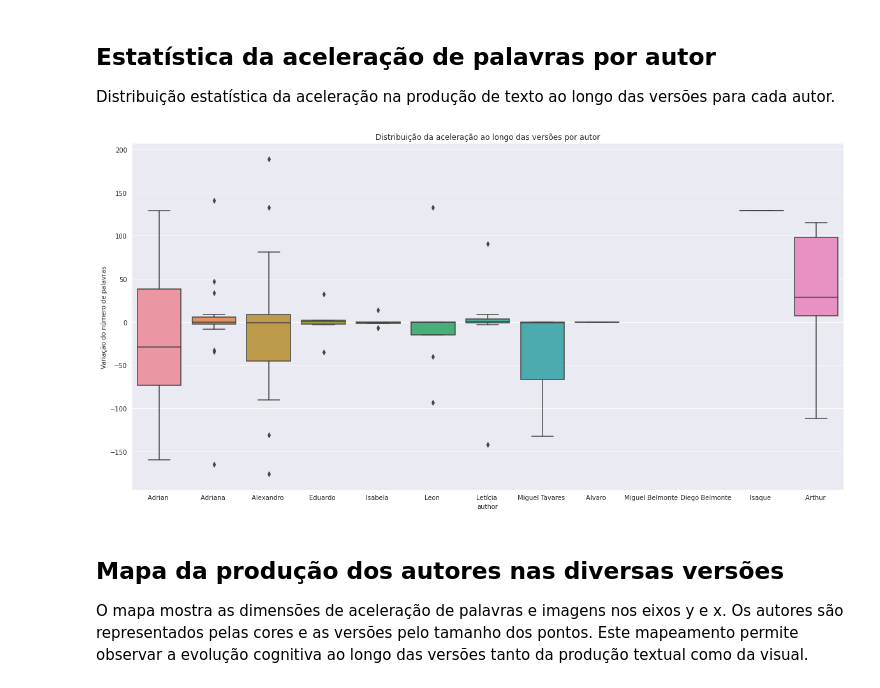
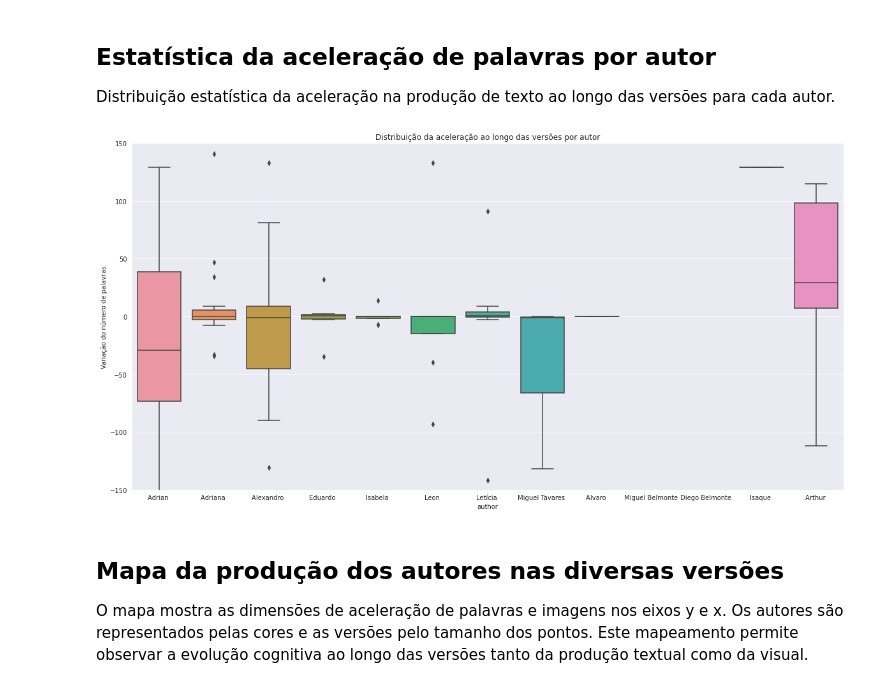
Before and after one commit to cetoli/draft, a Jupyter notebook: src/supergame/ipnb/supergame.ipynb, the cells around one changed output. Saved outputs shown, nothing was run; the diff lists cells and outputs as text; code cells hidden in the pictures.

```diff
--- a/src/supergame/ipnb/supergame.ipynb
+++ b/src/supergame/ipnb/supergame.ipynb
@@ -127,10 +127,15 @@ df = pd.DataFrame(datan)
 pd.to_datetime(df.data_cri) #, errors = 'ignore')
 df.data_cri = pd.to_datetime(df.data_cri)
 df.data_alt = pd.to_datetime(df.data_alt)
-df["velocidade_palavra"] = df.groupby('author')['conta_palavra'].apply(lambda x: x.shift(1) - x)
+'''df["velocidade_palavra"] = df.groupby('author')['conta_palavra'].apply(lambda x: x.shift(1) - x)
 df["acelera_palavra"] = df.groupby('author')['velocidade_palavra'].apply(lambda x: x.shift(1) - x)
 df["velocidade_imagem"] = df.groupby('author')['conta_imagem'].apply(lambda x: x.shift(1) - x)
 df["acelera_imagem"] = df.groupby('author')['velocidade_imagem'].apply(lambda x: x.shift(1) - x)
+'''
+df["velocidade_palavra"] = df.groupby('author').conta_palavra.diff()
+df["acelera_palavra"] = df.groupby('author').velocidade_palavra.diff()
+df["velocidade_imagem"] = df.groupby('author').conta_imagem.diff()
+df["acelera_imagem"] = df.groupby('author').velocidade_imagem.diff()
 df.info()
 df
 # %% [output]
@@ -246,11 +251,12 @@ Distribuição estatística da aceleração na produção de texto ao longo das
 # %%
 import seaborn as sns
 import matplotlib.pyplot as plt
-sns.boxplot(x="author", y="acelera_palavra", data=df).set(
+chart = sns.boxplot(x="author", y="acelera_palavra", data=df).set(ylim=(-150, 150),
     title='Distribuição da aceleração ao longo das versões por autor', ylabel='Variação do número de palavras')
+
 plt.gcf().set_size_inches(20, 10)
 # %% [output]
-[figure, old version]
+[figure, new version]
 # %% [markdown]
 ## Mapa da produção dos autores nas diversas versões
 O mapa mostra as dimensões de aceleração de palavras e imagens nos eixos y e x. Os autores são representados pelas cores e as versões pelo tamanho dos pontos. Este mapeamento permite observar a evolução cognitiva ao longo das versões tanto da produção textual como da visual.
```
Also changed, not shown: parts of 2 cells of this notebook.
